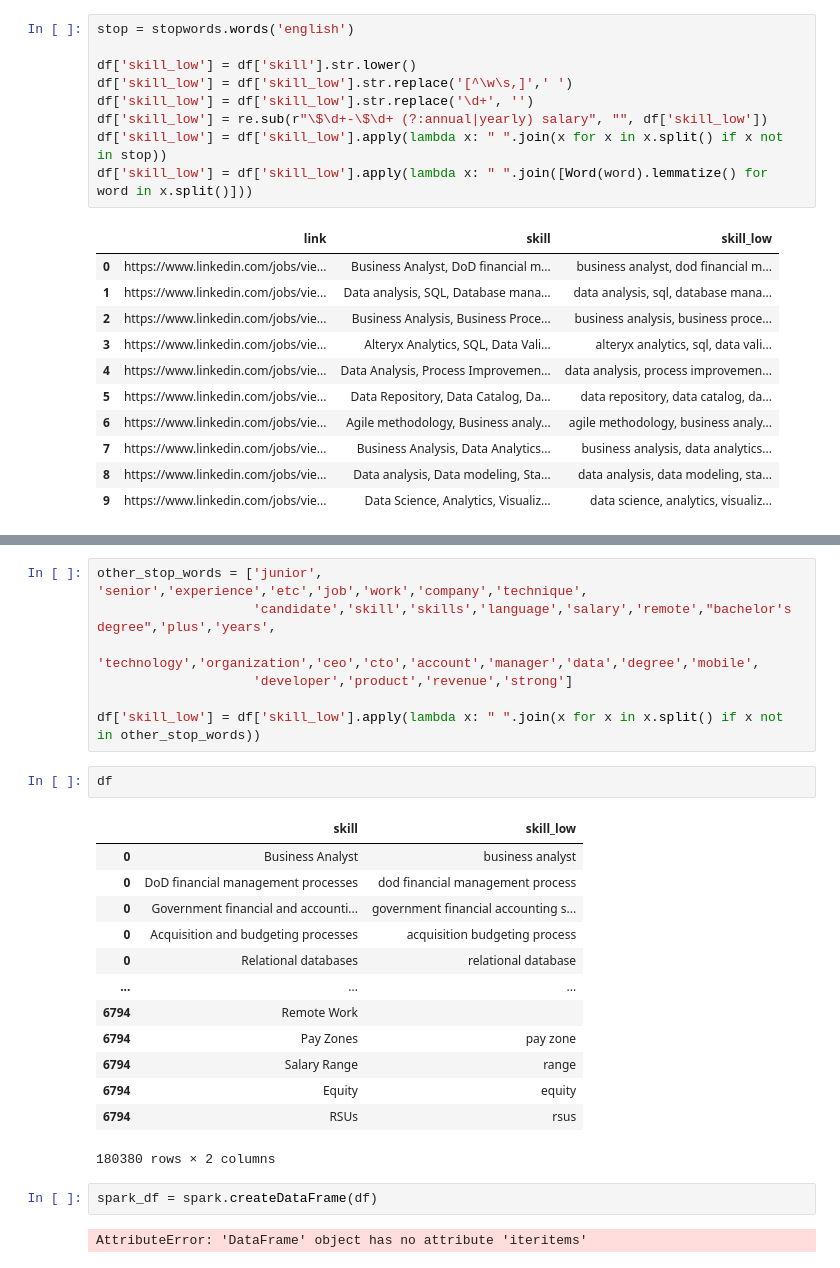
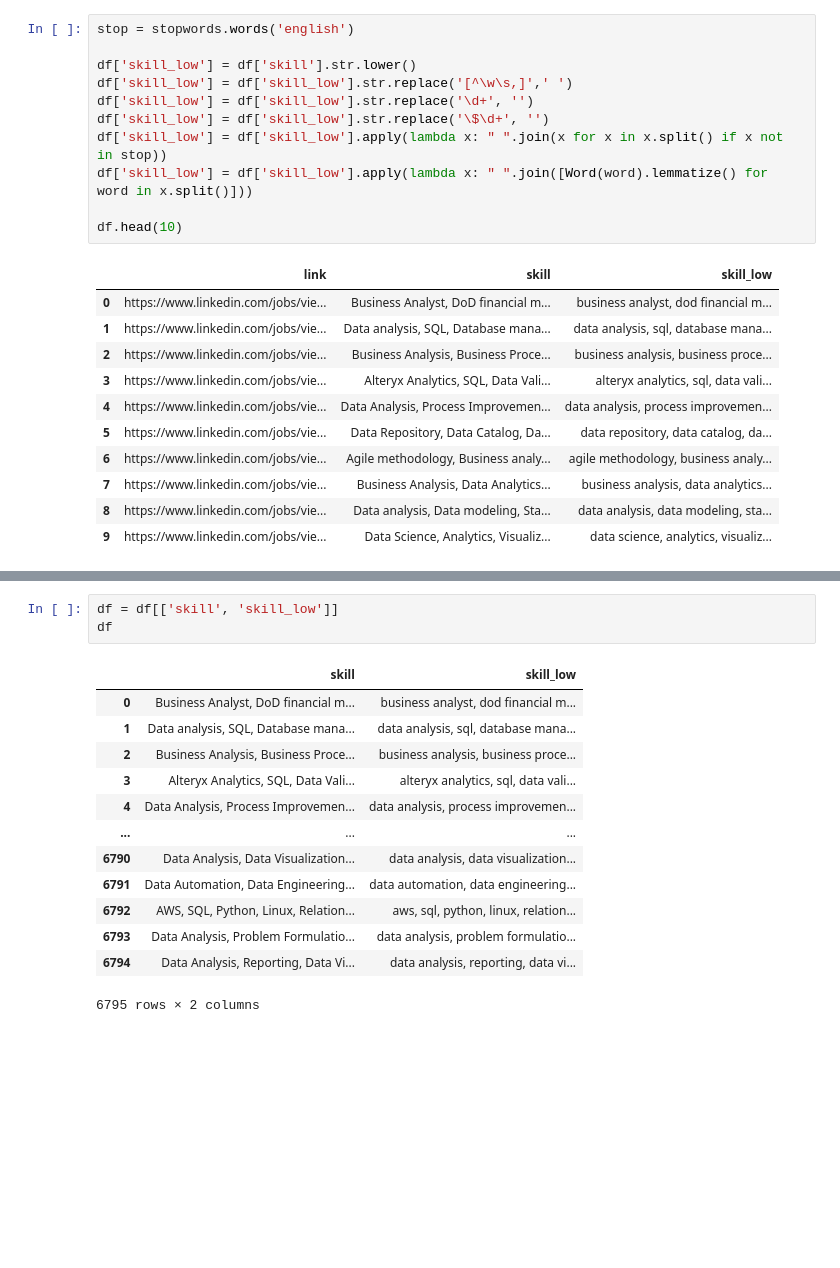
Before and after one commit to dariashcherbakovaaa/Algorithms-for-massive-data, a Jupyter notebook: MBA_Shcherbakova.ipynb, the cells around one changed output, grey strips where cells are left out. Saved outputs shown, nothing was run; the diff lists cells and outputs as text; blank space fills up the shorter version.

```diff
--- a/MBA_Shcherbakova.ipynb
+++ b/MBA_Shcherbakova.ipynb
@@ -484,9 +546,11 @@ stop = stopwords.words('english')
 df['skill_low'] = df['skill'].str.lower()
 df['skill_low'] = df['skill_low'].str.replace('[^\w\s,]',' ')
 df['skill_low'] = df['skill_low'].str.replace('\d+', '')
-df['skill_low'] = re.sub(r"\$\d+-\$\d+ (?:annual|yearly) salary", "", df['skill_low'])
+df['skill_low'] = df['skill_low'].str.replace('\$\d+', '')
 df['skill_low'] = df['skill_low'].apply(lambda x: " ".join(x for x in x.split() if x not in stop))
 df['skill_low'] = df['skill_low'].apply(lambda x: " ".join([Word(word).lemmatize() for word in x.split()]))
+
+df.head(10)
 # %% [output]
 |  | link | skill | skill_low |
 | 0 | https://www.linkedin.com/jobs/vie... | Business Analyst, DoD financial m... | business analyst, dod financial m... |
@@ -537,29 +568,19 @@ df_pd['skill_low'][0]
 # %% [output]
 "business analyst, dod financial management processes, government financial accounting systems, acquisition budgeting processes, relational databases, financial technical consulting, government financ ...
-# %%
-other_stop_words = ['junior', 'senior','experience','etc','job','work','company','technique',
-                    'candidate','skill','skills','language','salary','remote',"bachelor's degree",'plus','years',
-                   'technology','organization','ceo','cto','account','manager','data','degree','mobile',
-                    'developer','product','revenue','strong']
-
-df['skill_low'] = df['skill_low'].apply(lambda x: " ".join(x for x in x.split() if x not in other_stop_words))
-# %%
-df
-# %% [output]
-|  | skill | skill_low |
-| 0 | Business Analyst | business analyst |
-| 0 | DoD financial management processes | dod financial management process |
-| 0 | Government financial and accounti... | government financial accounting s... |
-| 0 | Acquisition and budgeting processes | acquisition budgeting process |
-| 0 | Relational databases | relational database |
-| ... | ... | ... |
-| 6794 | Remote Work |  |
-| 6794 | Pay Zones | pay zone |
-| 6794 | Salary Range | range |
-| 6794 | Equity | equity |
-| 6794 | RSUs | rsus |
-180380 rows × 2 columns
-# %%
-spark_df = spark.createDataFrame(df)
-# %% [output]
-AttributeError: 'DataFrame' object has no attribute 'iteritems'
+# %%
+df = df[['skill', 'skill_low']]
+df
+# %% [output]
+|  | skill | skill_low |
+| 0 | Business Analyst, DoD financial m... | business analyst, dod financial m... |
+| 1 | Data analysis, SQL, Database mana... | data analysis, sql, database mana... |
+| 2 | Business Analysis, Business Proce... | business analysis, business proce... |
+| 3 | Alteryx Analytics, SQL, Data Vali... | alteryx analytics, sql, data vali... |
+| 4 | Data Analysis, Process Improvemen... | data analysis, process improvemen... |
+| ... | ... | ... |
+| 6790 | Data Analysis, Data Visualization... | data analysis, data visualization... |
+| 6791 | Data Automation, Data Engineering... | data automation, data engineering... |
+| 6792 | AWS, SQL, Python, Linux, Relation... | aws, sql, python, linux, relation... |
+| 6793 | Data Analysis, Problem Formulatio... | data analysis, problem formulatio... |
+| 6794 | Data Analysis, Reporting, Data Vi... | data analysis, reporting, data vi... |
+6795 rows × 2 columns
```
Also changed, not shown: parts of 18 cells of this notebook.
